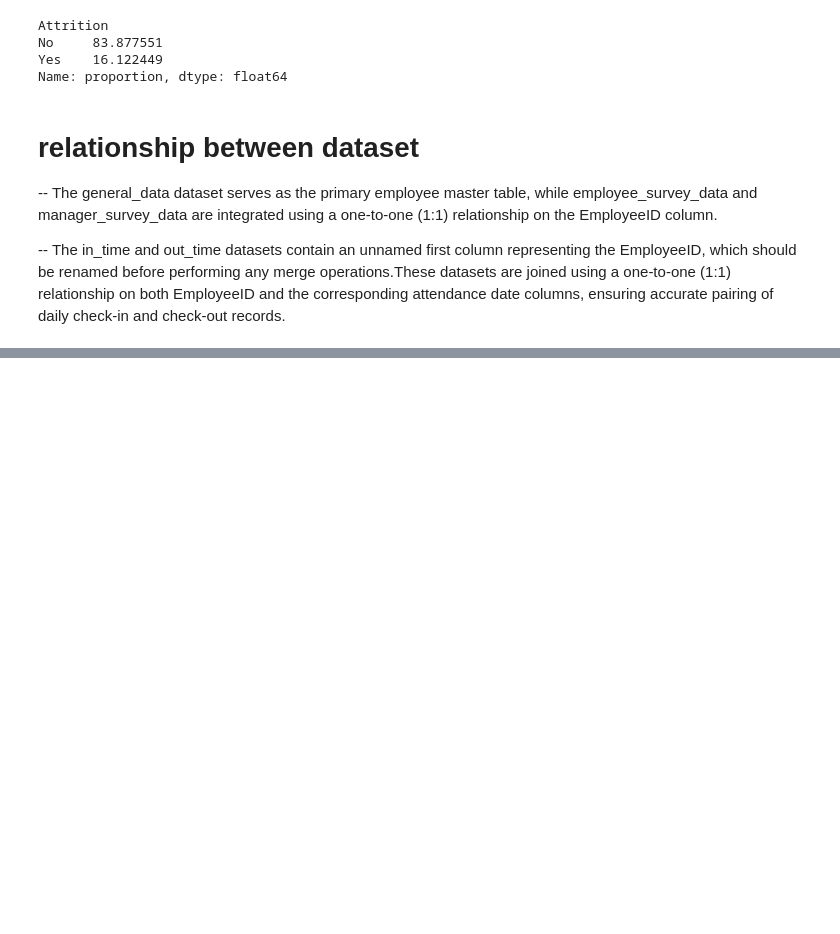
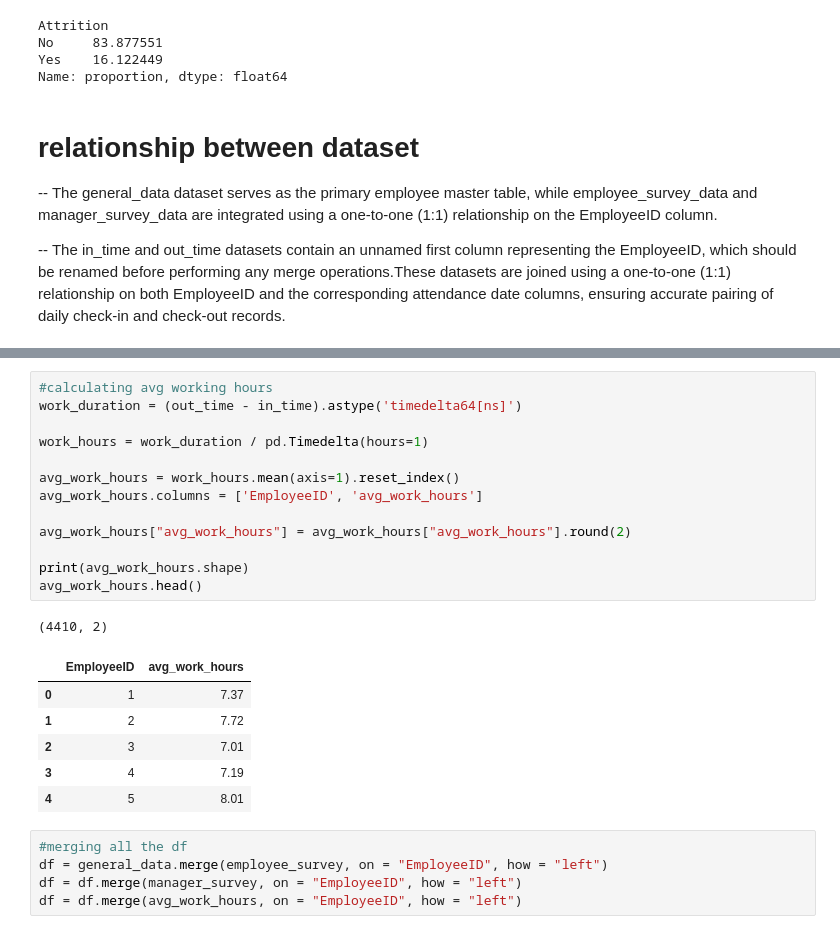
Before and after one commit to nithishg-ng/Employee-Attrition-Prediction, a Jupyter notebook: notebooks/data_understanding.ipynb, the cells around one changed output, grey strips where cells are left out. Saved outputs shown, nothing was run; the diff lists cells and outputs as text; blank space fills up the shorter version.

```diff
--- a/notebooks/data_understanding.ipynb
+++ b/notebooks/data_understanding.ipynb
@@ -231,0 +257,26 @@ Name: proportion, dtype: float64
+# %%
+#calculating avg working hours
+work_duration = (out_time - in_time).astype('timedelta64[ns]')
+
+work_hours = work_duration / pd.Timedelta(hours=1)
+
+avg_work_hours = work_hours.mean(axis=1).reset_index()
+avg_work_hours.columns = ['EmployeeID', 'avg_work_hours']
+
+avg_work_hours["avg_work_hours"] = avg_work_hours["avg_work_hours"].round(2)
+
+print(avg_work_hours.shape)
+avg_work_hours.head()
+# %% [output]
+(4410, 2)
+|  | EmployeeID | avg_work_hours |
+| 0 | 1 | 7.37 |
+| 1 | 2 | 7.72 |
+| 2 | 3 | 7.01 |
+| 3 | 4 | 7.19 |
+| 4 | 5 | 8.01 |
+# %%
+#merging all the df
+df = general_data.merge(employee_survey, on = "EmployeeID", how = "left")
+df = df.merge(manager_survey, on = "EmployeeID", how = "left")
+df = df.merge(avg_work_hours, on = "EmployeeID", how = "left")
```
Also changed, not shown: parts of 13 cells of this notebook, 1 other file.
